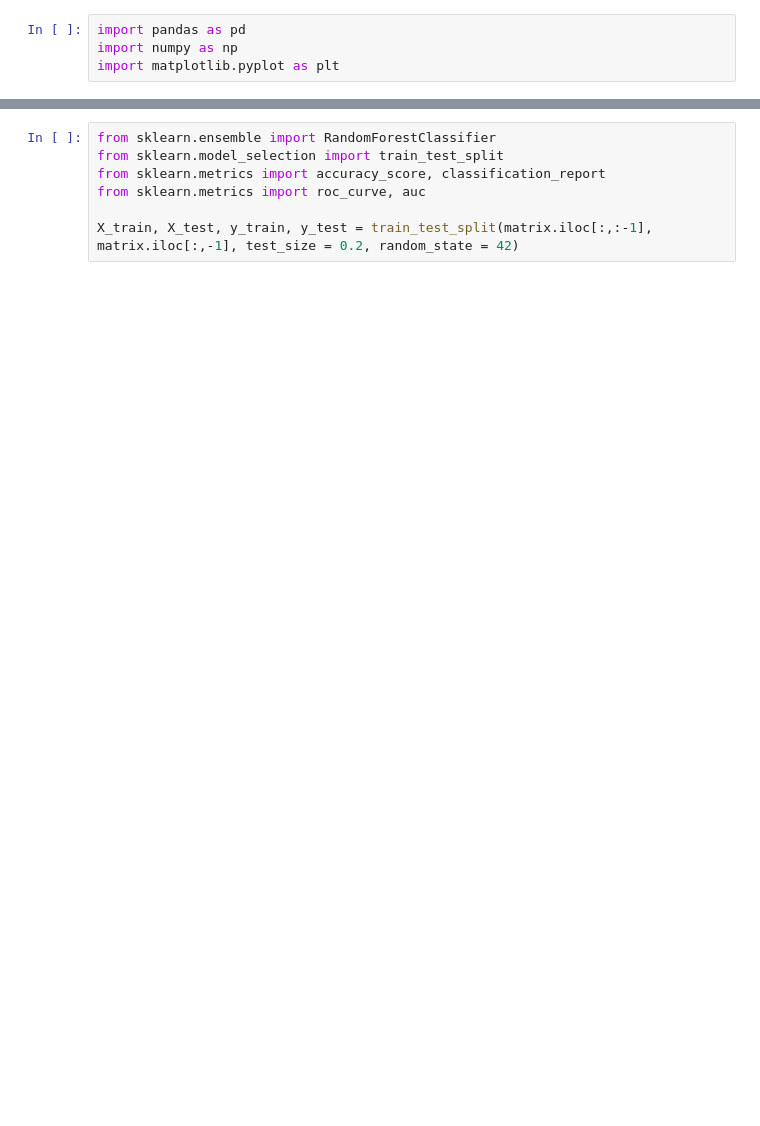
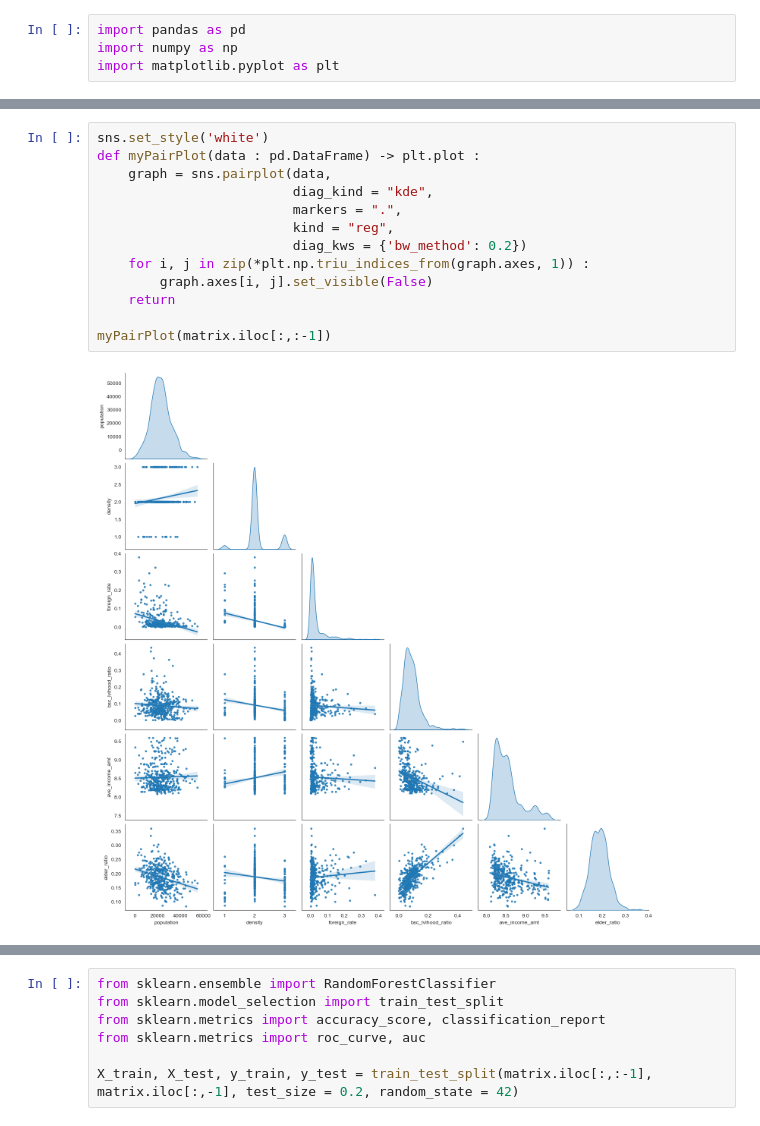
Before and after one commit to Tommylee1013/IndustrialMathematics, a Jupyter notebook: Projects/Modeling.ipynb, the cells around one changed output, grey strips where cells are left out. Cells and saved outputs as stored; diff of their text form; blank space fills up the shorter version.

```diff
--- a/Projects/Modeling.ipynb
+++ b/Projects/Modeling.ipynb
@@ -177,0 +38,15 @@ matrix
+# %%
+sns.set_style('white')
+def myPairPlot(data : pd.DataFrame) -> plt.plot :
+    graph = sns.pairplot(data,
+                         diag_kind = "kde",
+                         markers = ".",
+                         kind = "reg",
+                         diag_kws = {'bw_method': 0.2})
+    for i, j in zip(*plt.np.triu_indices_from(graph.axes, 1)) :
+        graph.axes[i, j].set_visible(False)
+    return
+
+myPairPlot(matrix.iloc[:,:-1])
+# %% [output]
+[figure, added]
```
Also changed, not shown: parts of 54 cells of this notebook, 6 other files.
